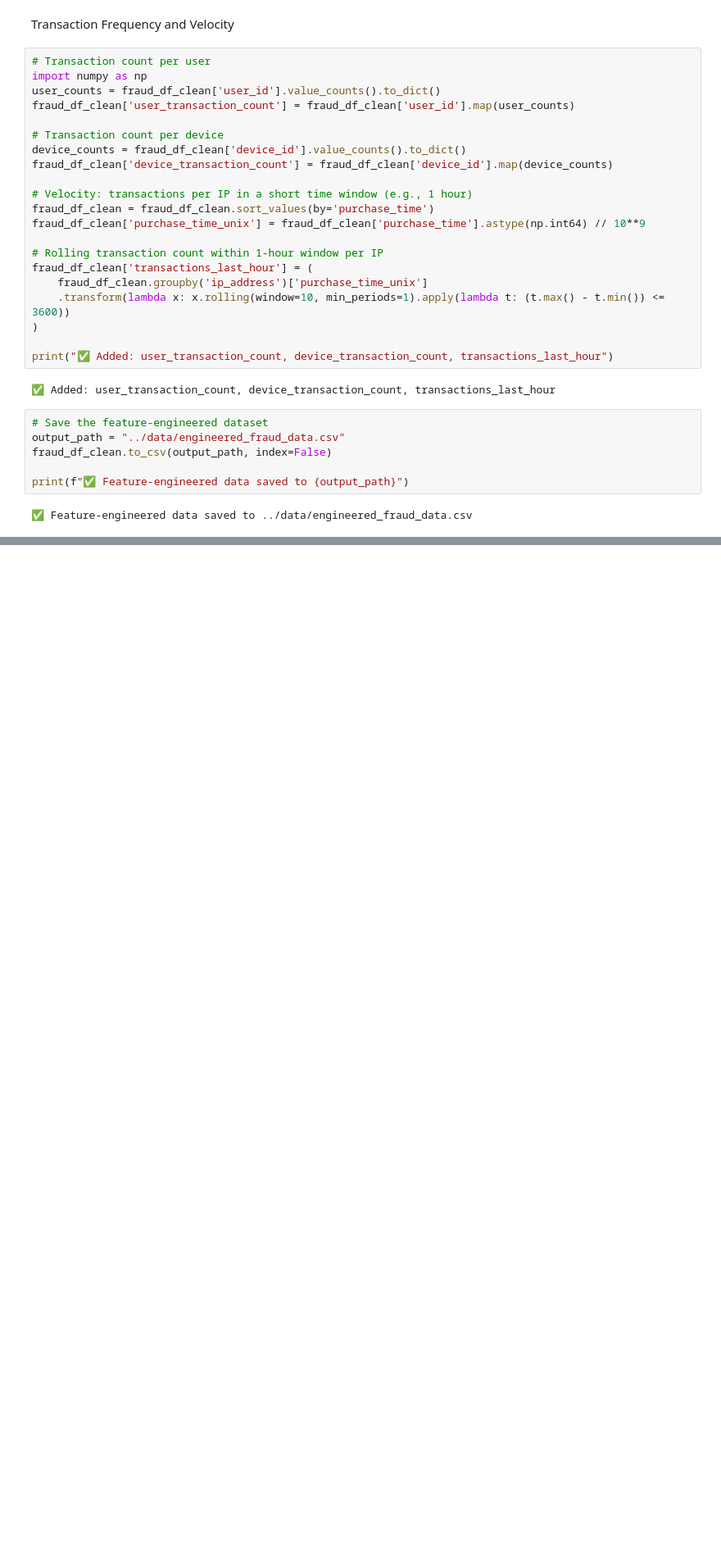
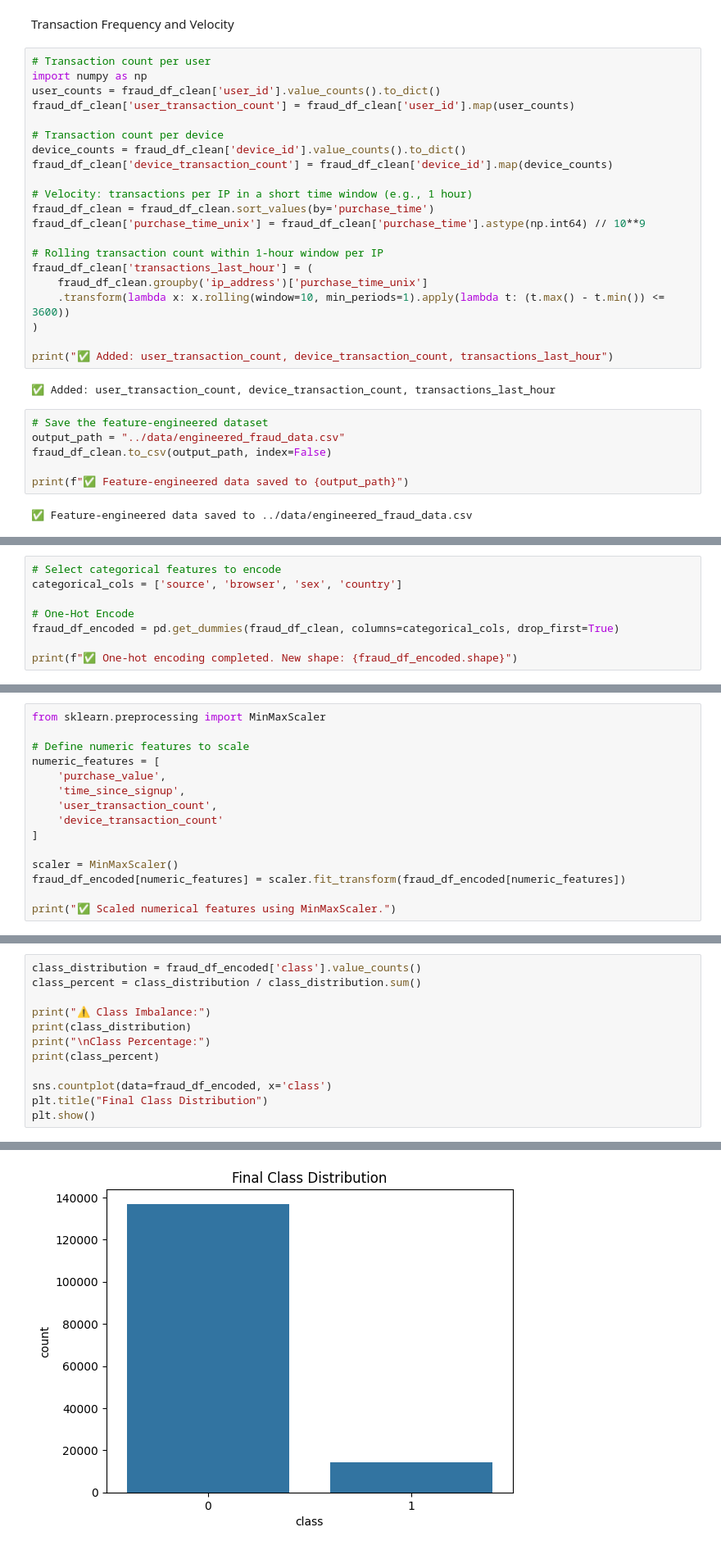
Before and after one commit to Filimon-H/fraud-detection-ecommerce-banking, a Jupyter notebook: notebook/eda_fraud_data.ipynb, the cells around one changed output, grey strips where cells are left out. Shown at 82% size. Saved outputs shown, nothing was run; the diff lists cells and outputs as text; blank space fills up the shorter version.

Commit message:
Data Transformation

```diff
--- a/notebook/eda_fraud_data.ipynb
+++ b/notebook/eda_fraud_data.ipynb
@@ -415,0 +420,8 @@ print(f"✅ Feature-engineered data saved to {output_path}")
+# %%
+# Select categorical features to encode
+categorical_cols = ['source', 'browser', 'sex', 'country']
+
+# One-Hot Encode
+fraud_df_encoded = pd.get_dummies(fraud_df_clean, columns=categorical_cols, drop_first=True)
+
+print(f"✅ One-hot encoding completed. New shape: {fraud_df_encoded.shape}")
@@ -415,0 +432,15 @@ print(f"✅ Feature-engineered data saved to {output_path}")
+# %%
+from sklearn.preprocessing import MinMaxScaler
+
+# Define numeric features to scale
+numeric_features = [
+    'purchase_value',
+    'time_since_signup',
+    'user_transaction_count',
+    'device_transaction_count'
+]
+
+scaler = MinMaxScaler()
+fraud_df_encoded[numeric_features] = scaler.fit_transform(fraud_df_encoded[numeric_features])
+
+print("✅ Scaled numerical features using MinMaxScaler.")
@@ -415,0 +451,13 @@ print(f"✅ Feature-engineered data saved to {output_path}")
+# %%
+class_distribution = fraud_df_encoded['class'].value_counts()
+class_percent = class_distribution / class_distribution.sum()
+
+print("⚠️ Class Imbalance:")
+print(class_distribution)
+print("\nClass Percentage:")
+print(class_percent)
+
+sns.countplot(data=fraud_df_encoded, x='class')
+plt.title("Final Class Distribution")
+plt.show()
+# %% [output]
@@ -415,0 +475 @@ print(f"✅ Feature-engineered data saved to {output_path}")
+[figure, added]
```
Also changed, not shown: parts of 8 cells of this notebook.
